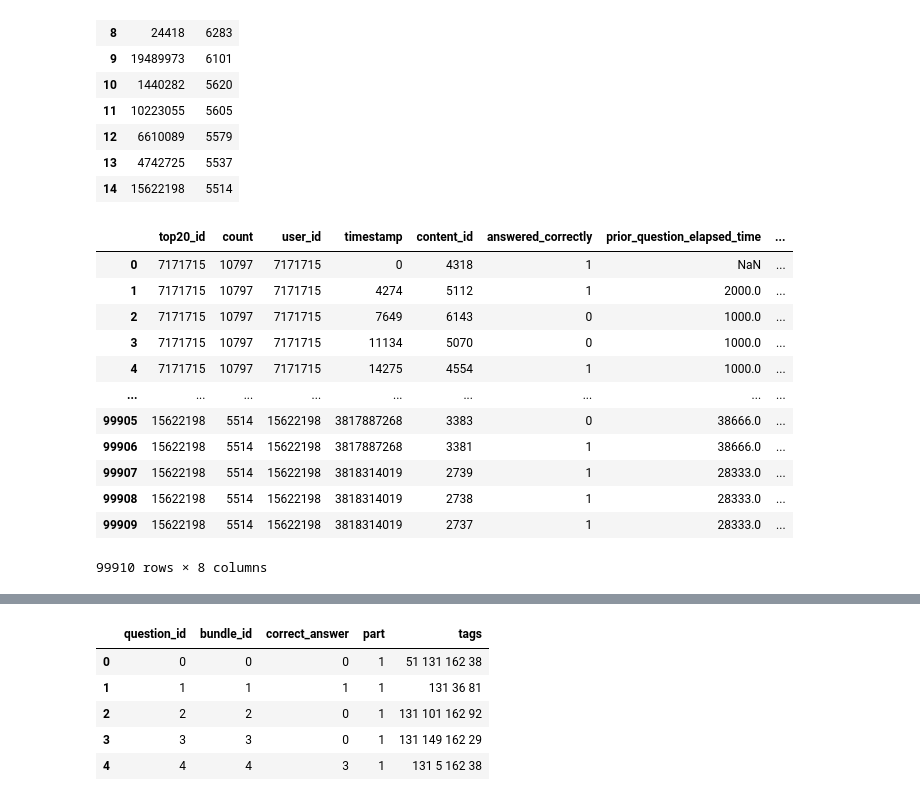
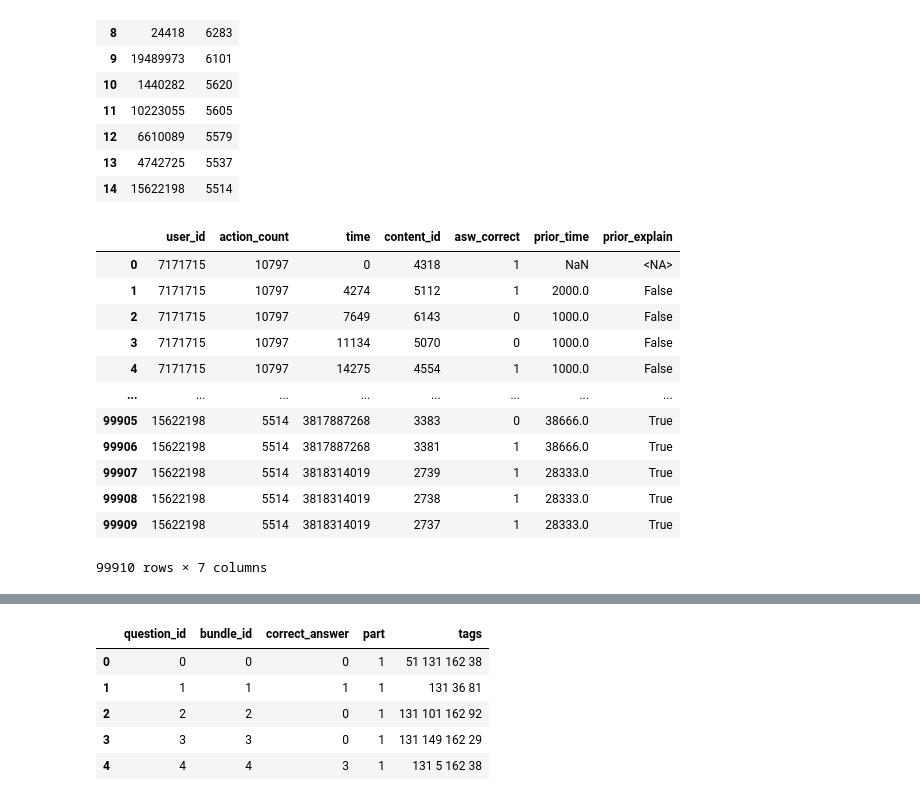
Before and after one commit to jiang-yuelin/Student-Answer-Project, a Jupyter notebook: clean&model.ipynb, the cells around one changed output, grey strips where cells are left out. Saved outputs shown, nothing was run; the diff lists cells and outputs as text; code cells hidden in the pictures.

```diff
--- a/clean&model.ipynb
+++ b/clean&model.ipynb
@@ -82,20 +82,25 @@ train_15
 | 14 | 15622198 | 5514 |
 # %%
 top15 = train_15.merge(train_exp, left_on='top20_id', right_on='user_id')
+top15 = top15[['top20_id','count', 'timestamp',
+                  'content_id', 'answered_correctly',
+                  'prior_question_elapsed_time',
+                   'prior_question_had_explanation']]
+top15.columns = ('user_id', 'action_count', 'time', 'content_id', 'asw_correct', 'prior_time', 'prior_explain' )
 top15
 # %% [output]
-|  | top20_id | count | user_id | timestamp | content_id | answered_correctly | prior_question_elapsed_time | ... |
-| 0 | 7171715 | 10797 | 7171715 | 0 | 4318 | 1 | NaN | ... |
-| 1 | 7171715 | 10797 | 7171715 | 4274 | 5112 | 1 | 2000.0 | ... |
-| 2 | 7171715 | 10797 | 7171715 | 7649 | 6143 | 0 | 1000.0 | ... |
-| 3 | 7171715 | 10797 | 7171715 | 11134 | 5070 | 0 | 1000.0 | ... |
-| 4 | 7171715 | 10797 | 7171715 | 14275 | 4554 | 1 | 1000.0 | ... |
-| ... | ... | ... | ... | ... | ... | ... | ... | ... |
-| 99905 | 15622198 | 5514 | 15622198 | 3817887268 | 3383 | 0 | 38666.0 | ... |
-| 99906 | 15622198 | 5514 | 15622198 | 3817887268 | 3381 | 1 | 38666.0 | ... |
-| 99907 | 15622198 | 5514 | 15622198 | 3818314019 | 2739 | 1 | 28333.0 | ... |
-| 99908 | 15622198 | 5514 | 15622198 | 3818314019 | 2738 | 1 | 28333.0 | ... |
-| 99909 | 15622198 | 5514 | 15622198 | 3818314019 | 2737 | 1 | 28333.0 | ... |
+|  | user_id | action_count | time | content_id | asw_correct | prior_time | prior_explain |
+| 0 | 7171715 | 10797 | 0 | 4318 | 1 | NaN | <NA> |
+| 1 | 7171715 | 10797 | 4274 | 5112 | 1 | 2000.0 | False |
+| 2 | 7171715 | 10797 | 7649 | 6143 | 0 | 1000.0 | False |
+| 3 | 7171715 | 10797 | 11134 | 5070 | 0 | 1000.0 | False |
+| 4 | 7171715 | 10797 | 14275 | 4554 | 1 | 1000.0 | False |
+| ... | ... | ... | ... | ... | ... | ... | ... |
+| 99905 | 15622198 | 5514 | 3817887268 | 3383 | 0 | 38666.0 | True |
+| 99906 | 15622198 | 5514 | 3817887268 | 3381 | 1 | 38666.0 | True |
+| 99907 | 15622198 | 5514 | 3818314019 | 2739 | 1 | 28333.0 | True |
+| 99908 | 15622198 | 5514 | 3818314019 | 2738 | 1 | 28333.0 | True |
+| 99909 | 15622198 | 5514 | 3818314019 | 2737 | 1 | 28333.0 | True |
-99910 rows × 8 columns
+99910 rows × 7 columns
 # %%
 # get aggregated data for each user_id
```
Also changed, not shown: parts of 15 cells of this notebook, 2 other files.
